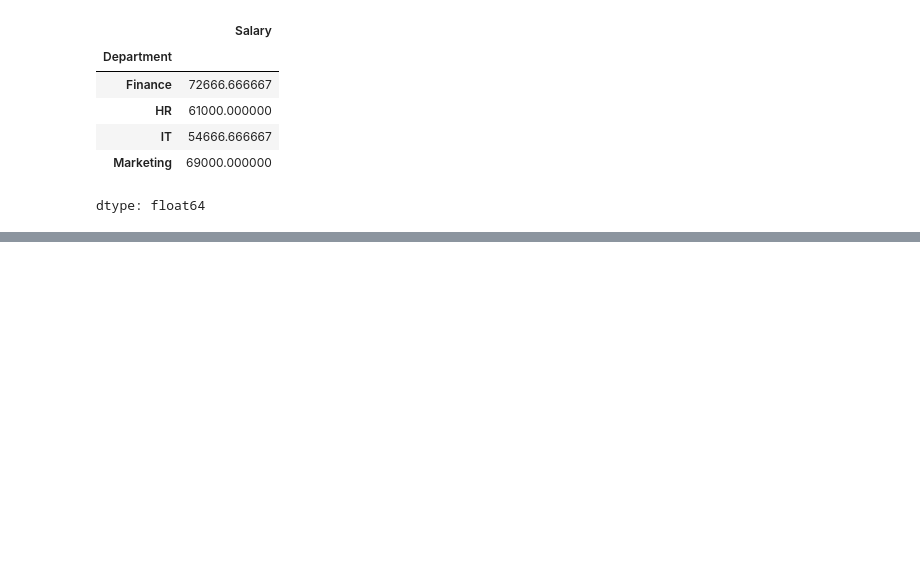
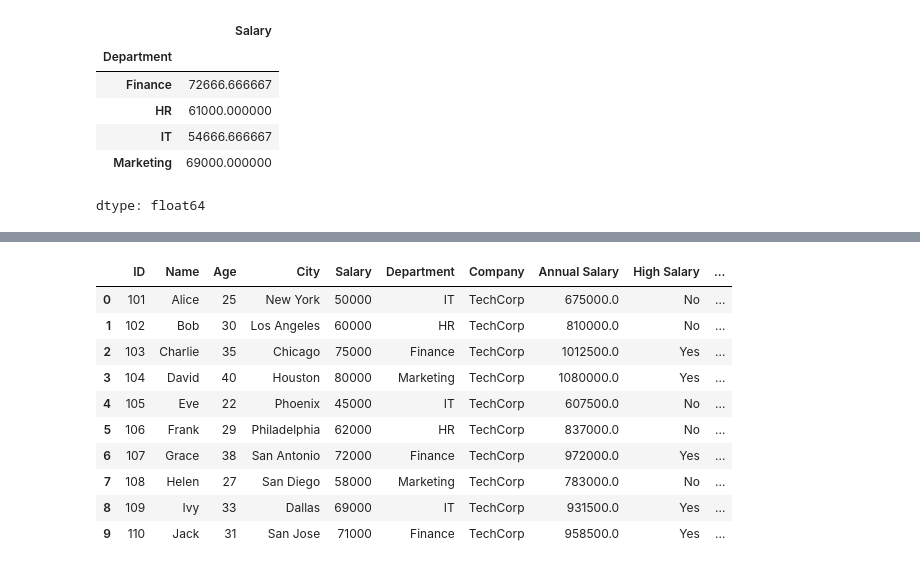
Before and after one commit to imchihchao/aop113b, a Jupyter notebook: nb03.ipynb, the cells around one changed output, grey strips where cells are left out. Drawn from its saved outputs; the diff is of its cells as text; code cells hidden in the pictures; blank space fills up the shorter version.

```diff
--- a/nb03.ipynb
+++ b/nb03.ipynb
@@ -390,0 +393,13 @@ dtype: float64
+# %%
+import pandas as pd
+
+data = {
+    'ID': [101, 102, 103, 104, 105, 106, 107, 108, 109, 110],
+    'Name': ['Alice', 'Bob', 'Charlie', 'David', 'Eve', 'Frank', 'Grace', 'Helen', 'Ivy', 'Jack'],
+    'Age': [25, 30, 35, 40, 22, 29, 38, 27, 33, 31],
+    'City': ['New York', 'Los Angeles', 'Chicago', 'Houston', 'Phoenix', 'Philadelphia', 'San Antonio', 'San Diego', 'Dallas', 'San Jose'],
+    'Salary': [50000, 60000, 75000, 80000, 45000, 62000, 72000, 58000, 69000, 71000],
+    'Department': ['IT', 'HR', 'Finance', 'Marketing', 'IT', 'HR', 'Finance', 'Marketing', 'IT', 'Finance']
+}
+df = pd.DataFrame(data)
+df
@@ -390,0 +418,2 @@ dtype: float64
+# %%
+df['Company'] = 'TechCorp'
@@ -390,0 +434,4 @@ dtype: float64
+# %%
+# 新增「年薪」欄位（假設每年有 12 個月薪資）
+df['Annual Salary'] = df['Salary'] * 13.5
+df
@@ -390,0 +450,22 @@ dtype: float64
+# %%
+# 新增「高薪」欄位（若薪資高於 65000 則標記為 Yes，否則為 No）
+def high_salary(salary):
+    if salary > 65000:
+        return 'Yes'
+    else:
+        return 'No'
+
+df['High Salary2'] = df['Salary'].apply(high_salary)
+df
+# %% [output]
+|  | ID | Name | Age | City | Salary | Department | Company | Annual Salary | High Salary | ... |
+| 0 | 101 | Alice | 25 | New York | 50000 | IT | TechCorp | 675000.0 | No | ... |
+| 1 | 102 | Bob | 30 | Los Angeles | 60000 | HR | TechCorp | 810000.0 | No | ... |
+| 2 | 103 | Charlie | 35 | Chicago | 75000 | Finance | TechCorp | 1012500.0 | Yes | ... |
+| 3 | 104 | David | 40 | Houston | 80000 | Marketing | TechCorp | 1080000.0 | Yes | ... |
+| 4 | 105 | Eve | 22 | Phoenix | 45000 | IT | TechCorp | 607500.0 | No | ... |
+| 5 | 106 | Frank | 29 | Philadelphia | 62000 | HR | TechCorp | 837000.0 | No | ... |
+| 6 | 107 | Grace | 38 | San Antonio | 72000 | Finance | TechCorp | 972000.0 | Yes | ... |
+| 7 | 108 | Helen | 27 | San Diego | 58000 | Marketing | TechCorp | 783000.0 | No | ... |
+| 8 | 109 | Ivy | 33 | Dallas | 69000 | IT | TechCorp | 931500.0 | Yes | ... |
+| 9 | 110 | Jack | 31 | San Jose | 71000 | Finance | TechCorp | 958500.0 | Yes | ... |
```
Also changed, not shown: parts of 19 cells of this notebook.
